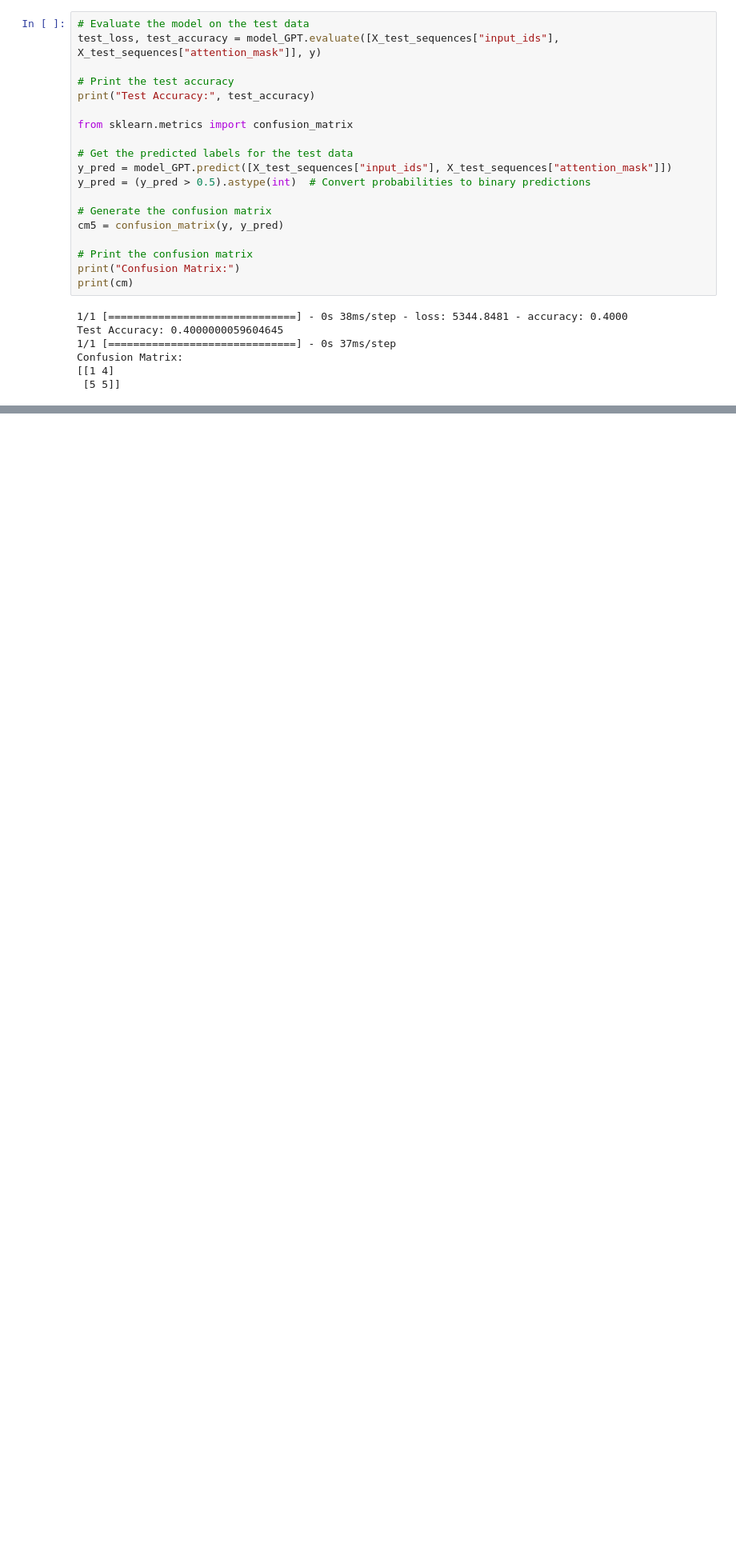
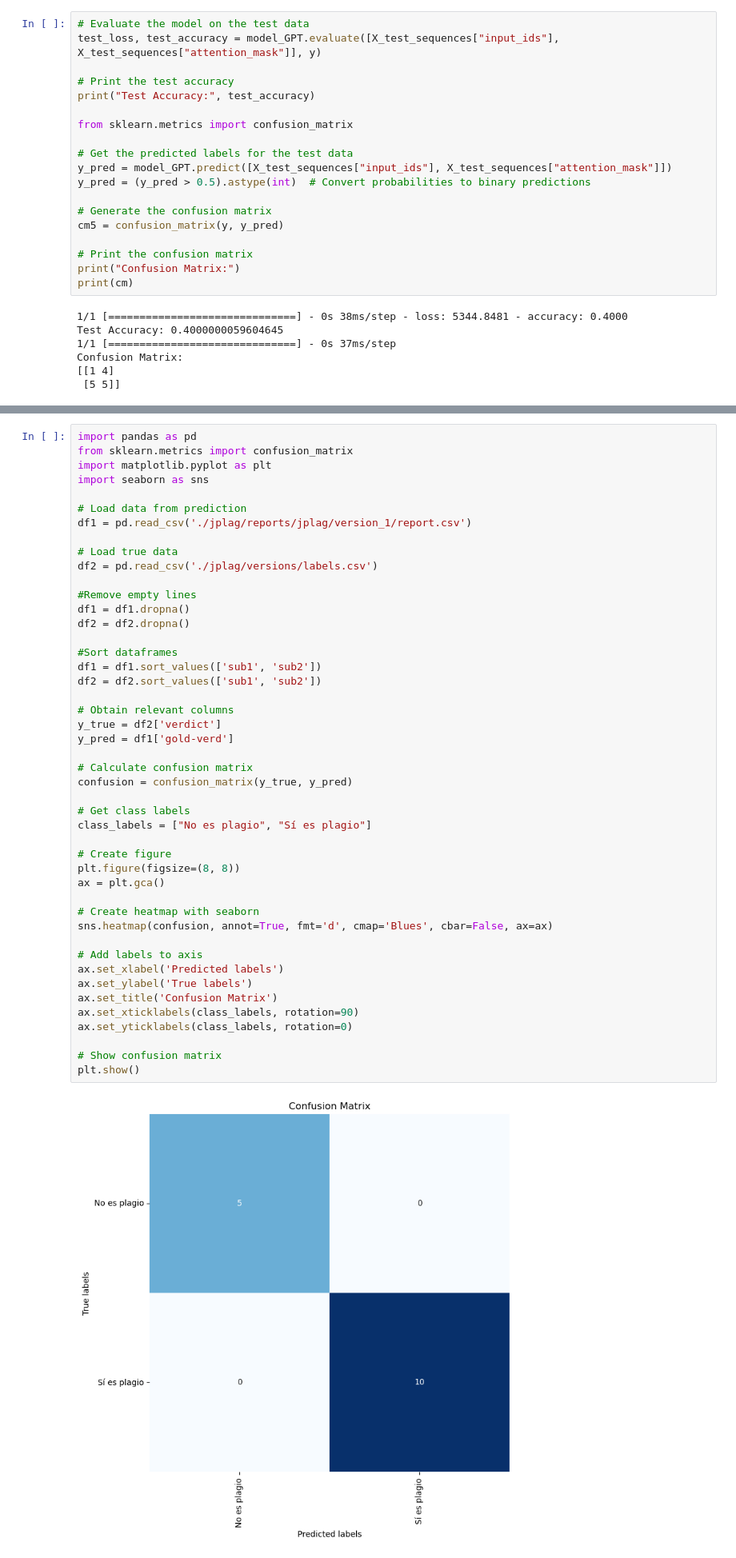
Before and after one commit to Cutberto/JavaAIPlagiarismDetector, a Jupyter notebook: models_comparison.ipynb, the cells around one changed output, grey strips where cells are left out. Shown at 80% size. Saved outputs shown, nothing was run; the diff lists cells and outputs as text; blank space fills up the shorter version.

Commit message:
Add JPLAG confusion matrix

```diff
--- a/models_comparison.ipynb
+++ b/models_comparison.ipynb
@@ -625,0 +628,48 @@ ax.set_yticklabels(class_labels, rotation=0)
+# %%
+import pandas as pd
+from sklearn.metrics import confusion_matrix
+import matplotlib.pyplot as plt
+import seaborn as sns
+
+# Load data from prediction
+df1 = pd.read_csv('./jplag/reports/jplag/version_1/report.csv')
+
+# Load true data
+df2 = pd.read_csv('./jplag/versions/labels.csv')
+
+#Remove empty lines
+df1 = df1.dropna()
+df2 = df2.dropna()
+
+#Sort dataframes
+df1 = df1.sort_values(['sub1', 'sub2'])
+df2 = df2.sort_values(['sub1', 'sub2'])
+
+# Obtain relevant columns
+y_true = df2['verdict']
+y_pred = df1['gold-verd']
+
+# Calculate confusion matrix
+confusion = confusion_matrix(y_true, y_pred)
+
+# Get class labels
+class_labels = ["No es plagio", "Sí es plagio"]
+
+# Create figure
+plt.figure(figsize=(8, 8))
+ax = plt.gca()
+
+# Create heatmap with seaborn
+sns.heatmap(confusion, annot=True, fmt='d', cmap='Blues', cbar=False, ax=ax)
+
+# Add labels to axis
+ax.set_xlabel('Predicted labels')
+ax.set_ylabel('True labels')
+ax.set_title('Confusion Matrix')
+ax.set_xticklabels(class_labels, rotation=90)
+ax.set_yticklabels(class_labels, rotation=0)
+
+# Show confusion matrix
+plt.show()
+# %% [output]
+[figure, added]
```
Also changed, not shown: parts of 1 cell of this notebook.
